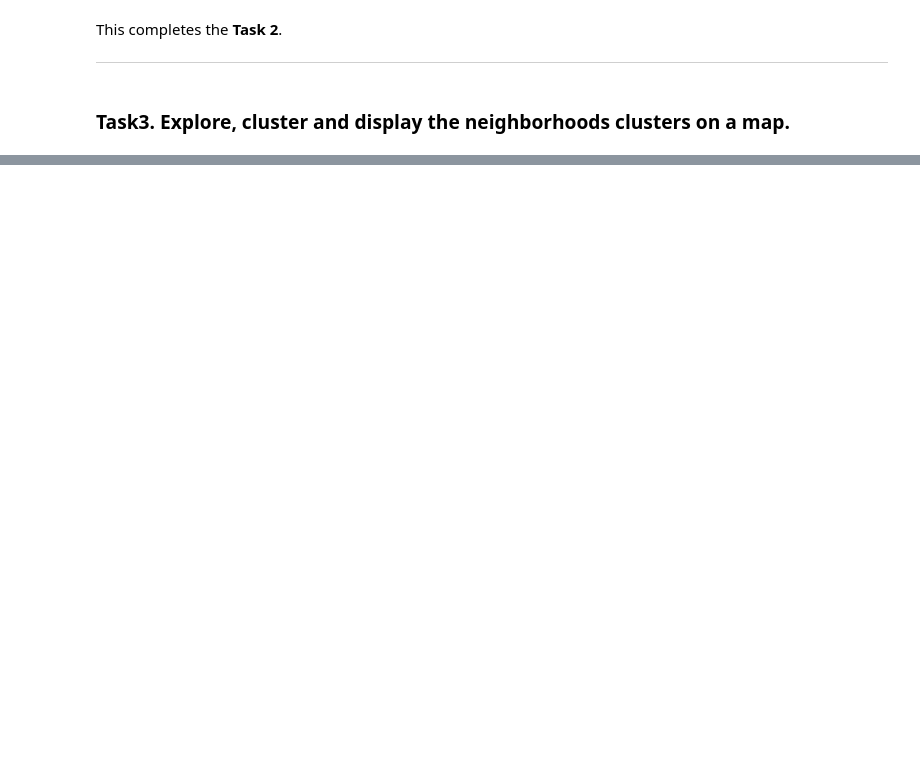
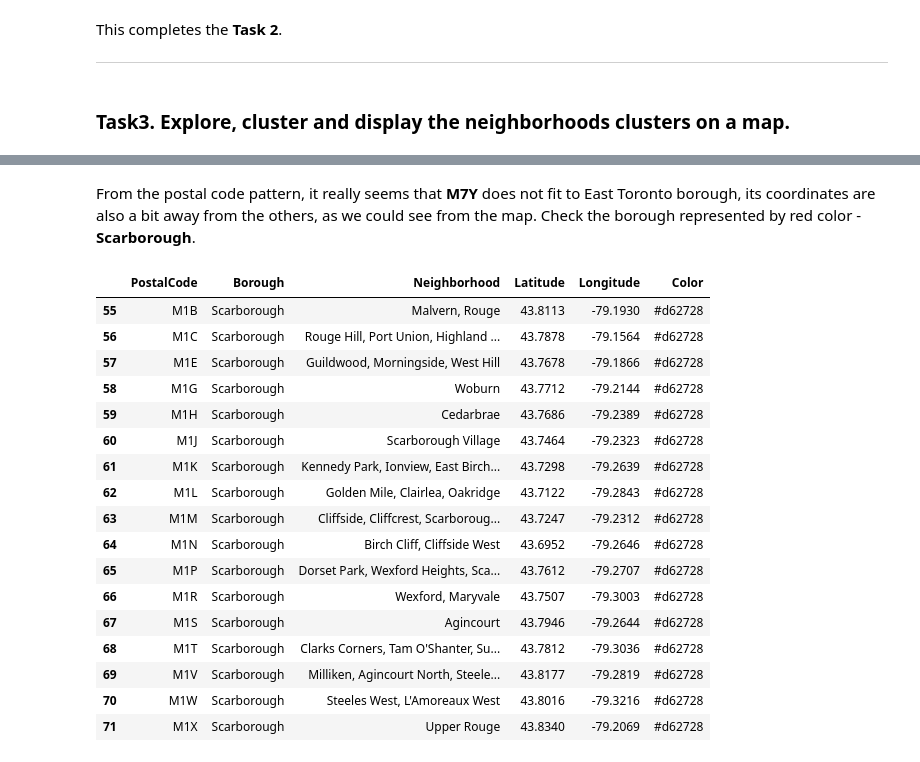
Before and after one commit to sjsilvabr/Coursera_Capstone, a Jupyter notebook: Toronto_Assignment.ipynb, the cells around one changed output, grey strips where cells are left out. Cells and saved outputs as stored; diff of their text form; code cells hidden in the pictures; blank space fills up the shorter version.

Commit message:
Toronto Assignment update, Task 2 complete, Task 3 ongoing.

```diff
--- a/Toronto_Assignment.ipynb
+++ b/Toronto_Assignment.ipynb
@@ -222,0 +236,4 @@ pcode.head(10)
+# %%
+didx = pcode[np.isnan(pcode['Latitude'])]['Neighborhood'].index.tolist()
+pcode = pcode.drop(index=didx)
+pcode.shape
@@ -228,0 +256,24 @@ This completes the __Task 2__.
+# %%
+# create a list of unique boroughs
+boroughs = pcode['Borough'].unique()
+
+# create a color list by borough [RGBA format]
+# tab10 is the chosen color map
+trgb = plt.cm.tab10(np.linspace(0, 1, len(boroughs)))
+
+# convert the color from RGBA to HEX
+# RGBA format contains 4 positions, to convert RGB to HEX only the first 3 positions are taken
+thex = list()
+for i in range(len(trgb)):
+    thex.append(mcolors.rgb2hex(trgb[i][:3]))
+
+# create a temporary list to connect bouroughs and colors
+tmplist = list()
+for b, c in zip(boroughs, thex):
+    tmplist.append([b,c])
+
+# create a dataframe from the temporary list
+colortable = pd.DataFrame(columns=['Borough','Color'], data=tmplist)
+
+# show the borough color table
+colortable
@@ -228,0 +293,6 @@ This completes the __Task 2__.
+# %%
+# merge postal code and color table data frames
+dfmap = pd.merge(pcode, colortable, on='Borough')
+
+# show the first 10 observations
+dfmap.head(10)
@@ -228,0 +362,24 @@ This completes the __Task 2__.
+# %% [markdown]
+From the postal code pattern, it really seems that __M7Y__ does not fit to East Toronto borough, its coordinates are also a bit away from the others, as we could see from the map. Check the borough represented by red color - __Scarborough__.
+# %%
+# check observations for Scarborough
+dfmap[dfmap['Borough']=='Scarborough']
+# %% [output]
+|  | PostalCode | Borough | Neighborhood | Latitude | Longitude | Color |
+| 55 | M1B | Scarborough | Malvern, Rouge | 43.8113 | -79.1930 | #d62728 |
+| 56 | M1C | Scarborough | Rouge Hill, Port Union, Highland ... | 43.7878 | -79.1564 | #d62728 |
+| 57 | M1E | Scarborough | Guildwood, Morningside, West Hill | 43.7678 | -79.1866 | #d62728 |
+| 58 | M1G | Scarborough | Woburn | 43.7712 | -79.2144 | #d62728 |
+| 59 | M1H | Scarborough | Cedarbrae | 43.7686 | -79.2389 | #d62728 |
+| 60 | M1J | Scarborough | Scarborough Village | 43.7464 | -79.2323 | #d62728 |
+| 61 | M1K | Scarborough | Kennedy Park, Ionview, East Birch... | 43.7298 | -79.2639 | #d62728 |
+| 62 | M1L | Scarborough | Golden Mile, Clairlea, Oakridge | 43.7122 | -79.2843 | #d62728 |
+| 63 | M1M | Scarborough | Cliffside, Cliffcrest, Scarboroug... | 43.7247 | -79.2312 | #d62728 |
+| 64 | M1N | Scarborough | Birch Cliff, Cliffside West | 43.6952 | -79.2646 | #d62728 |
+| 65 | M1P | Scarborough | Dorset Park, Wexford Heights, Sca... | 43.7612 | -79.2707 | #d62728 |
+| 66 | M1R | Scarborough | Wexford, Maryvale | 43.7507 | -79.3003 | #d62728 |
+| 67 | M1S | Scarborough | Agincourt | 43.7946 | -79.2644 | #d62728 |
+| 68 | M1T | Scarborough | Clarks Corners, Tam O'Shanter, Su... | 43.7812 | -79.3036 | #d62728 |
+| 69 | M1V | Scarborough | Milliken, Agincourt North, Steele... | 43.8177 | -79.2819 | #d62728 |
+| 70 | M1W | Scarborough | Steeles West, L'Amoreaux West | 43.8016 | -79.3216 | #d62728 |
+| 71 | M1X | Scarborough | Upper Rouge | 43.8340 | -79.2069 | #d62728 |
```
Also changed, not shown: parts of 34 cells of this notebook.
